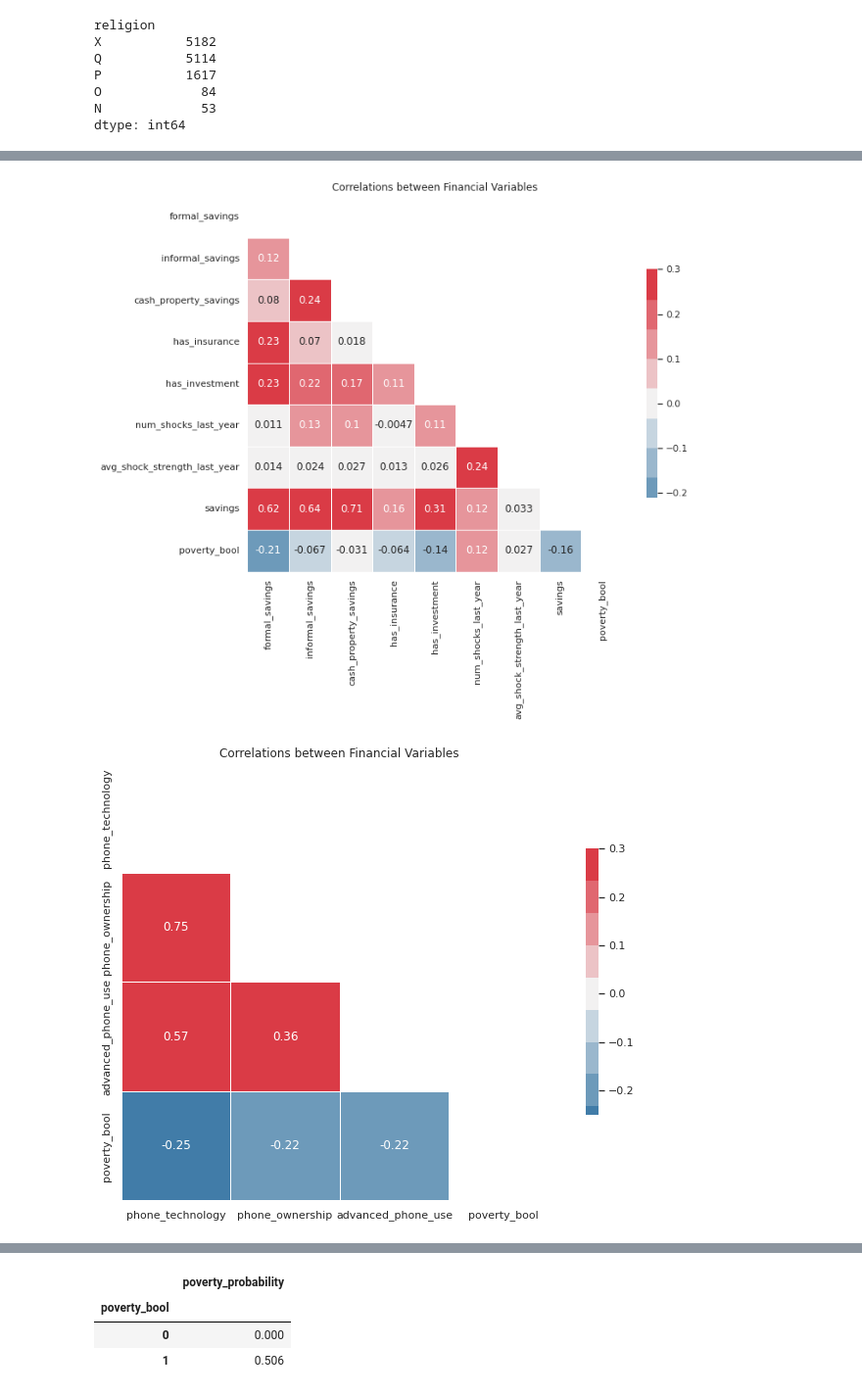
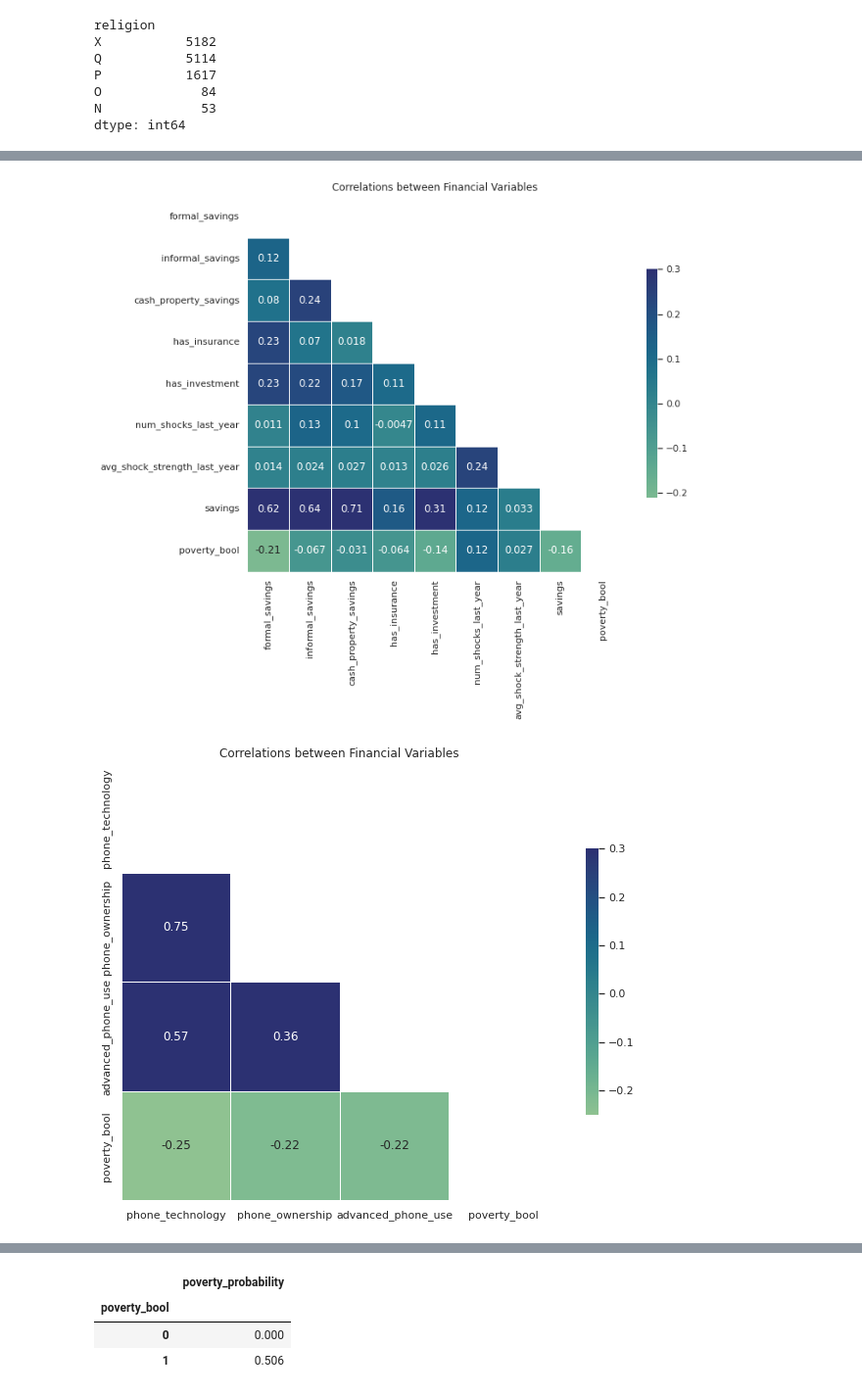
Before and after one commit to garrettfenchel/Coding-Dojo-Predicting-Poverty, a Jupyter notebook: Predicting_Poverty_Notebook.ipynb, the cells around one changed output, grey strips where cells are left out. Shown at 98% size. Drawn from its saved outputs; the diff is of its cells as text; code cells hidden in the pictures.

```diff
--- a/Predicting_Poverty_Notebook.ipynb
+++ b/Predicting_Poverty_Notebook.ipynb
@@ -224,9 +209,10 @@ compare = poverty_clean[['reg_bank_acct', 'reg_mm_acct',
        'poverty_bool',"bank_skill"]]
 
 correlation= compare.corr()
+sns.set(rc={'axes.facecolor':'white', 'figure.facecolor':'white'})
 mask = np.triu(np.ones_like(correlation, dtype=bool))
 f, ax = plt.subplots(figsize=(10, 10))
 cmap = sns.diverging_palette(240, 10, n=9)
-fig9 = sns.heatmap(correlation, annot=True, mask=mask, cmap=cmap, vmax=.3, center=0,
+fig9 = sns.heatmap(correlation, annot=True, mask=mask, cmap="crest", vmax=.3, center=0,
             square=True, linewidths=.5, cbar_kws={"shrink": .5}).set(title='Correlations between Financial Variables')
 # %% [output]
@@ -240,8 +226,9 @@ compare = poverty_clean[['can_add',
 
 correlation= compare.corr()
 mask = np.triu(np.ones_like(correlation, dtype=bool))
+sns.set(rc={'axes.facecolor':'white', 'figure.facecolor':'white'})
 f, ax = plt.subplots(figsize=(10, 10))
 cmap = sns.diverging_palette(240, 10, n=9)
-fig9 = sns.heatmap(correlation, annot=True, mask=mask, cmap=cmap, vmax=.3, center=0,
+fig9 = sns.heatmap(correlation, annot=True, mask=mask, cmap="crest", vmax=.3, center=0,
             square=True, linewidths=.5, cbar_kws={"shrink": .5}).set(title='Correlations between Financial Variables')
 # %% [output]
@@ -249,6 +236,6 @@ fig9 = sns.heatmap(correlation, annot=True, mask=mask, cmap=cmap, vmax=.3, cente
 # %%
 #Comparing Income Sources
-#Leaving them all in, co-linearity is low
+#Leaving them all in, colinearity is low
 
 compare = poverty_clean[['income_ag_livestock_last_year', 'income_friends_family_last_year',
        'income_government_last_year', 'income_own_business_last_year',
@@ -256,8 +243,9 @@ compare = poverty_clean[['income_ag_livestock_last_year', 'income_friends_family
 
 correlation= compare.corr()
 mask = np.triu(np.ones_like(correlation, dtype=bool))
+sns.set(rc={'axes.facecolor':'white', 'figure.facecolor':'white'})
 f, ax = plt.subplots(figsize=(10, 10))
 cmap = sns.diverging_palette(240, 10, n=9)
-fig9 = sns.heatmap(correlation, annot=True, mask=mask, cmap=cmap, vmax=.3, center=0,
+fig9 = sns.heatmap(correlation, annot=True, mask=mask, cmap="crest", vmax=.3, center=0,
             square=True, linewidths=.5, cbar_kws={"shrink": .5}).set(title='Correlations between Financial Variables')
 # %% [output]
@@ -273,25 +261,27 @@ compare = poverty_clean[['formal_savings',
 
 correlation= compare.corr()
 mask = np.triu(np.ones_like(correlation, dtype=bool))
+sns.set(rc={'axes.facecolor':'white', 'figure.facecolor':'white'})
 f, ax = plt.subplots(figsize=(10, 10))
 cmap = sns.diverging_palette(240, 10, n=9)
-fig9 = sns.heatmap(correlation, annot=True, mask=mask, cmap=cmap, vmax=.3, center=0,
+fig9 = sns.heatmap(correlation, annot=True, mask=mask, cmap="crest", vmax=.3, center=0,
             square=True, linewidths=.5, cbar_kws={"shrink": .5}).set(title='Correlations between Financial Variables')
 # %% [output]
-[figure, old version]
+[figure, new version]
 # %%
 #Comparing Phone
 #Keeping Phone Technology
 
 compare = poverty_clean[['phone_technology',
        'phone_ownership', 'advanced_phone_use',"poverty_bool"]]
 
 correlation= compare.corr()
 mask = np.triu(np.ones_like(correlation, dtype=bool))
+sns.set(rc={'axes.facecolor':'white', 'figure.facecolor':'white'})
 f, ax = plt.subplots(figsize=(10, 10))
 cmap = sns.diverging_palette(240, 10, n=9)
-fig9 = sns.heatmap(correlation, annot=True, mask=mask, cmap=cmap, vmax=.3, center=0,
+fig9 = sns.heatmap(correlation, annot=True, mask=mask, cmap="crest", vmax=.3, center=0,
             square=True, linewidths=.5, cbar_kws={"shrink": .5}).set(title='Correlations between Financial Variables')
 # %% [output]
-[figure, old version]
+[figure, new version]
 # %%
```
Also changed, not shown: parts of 46 cells of this notebook.
